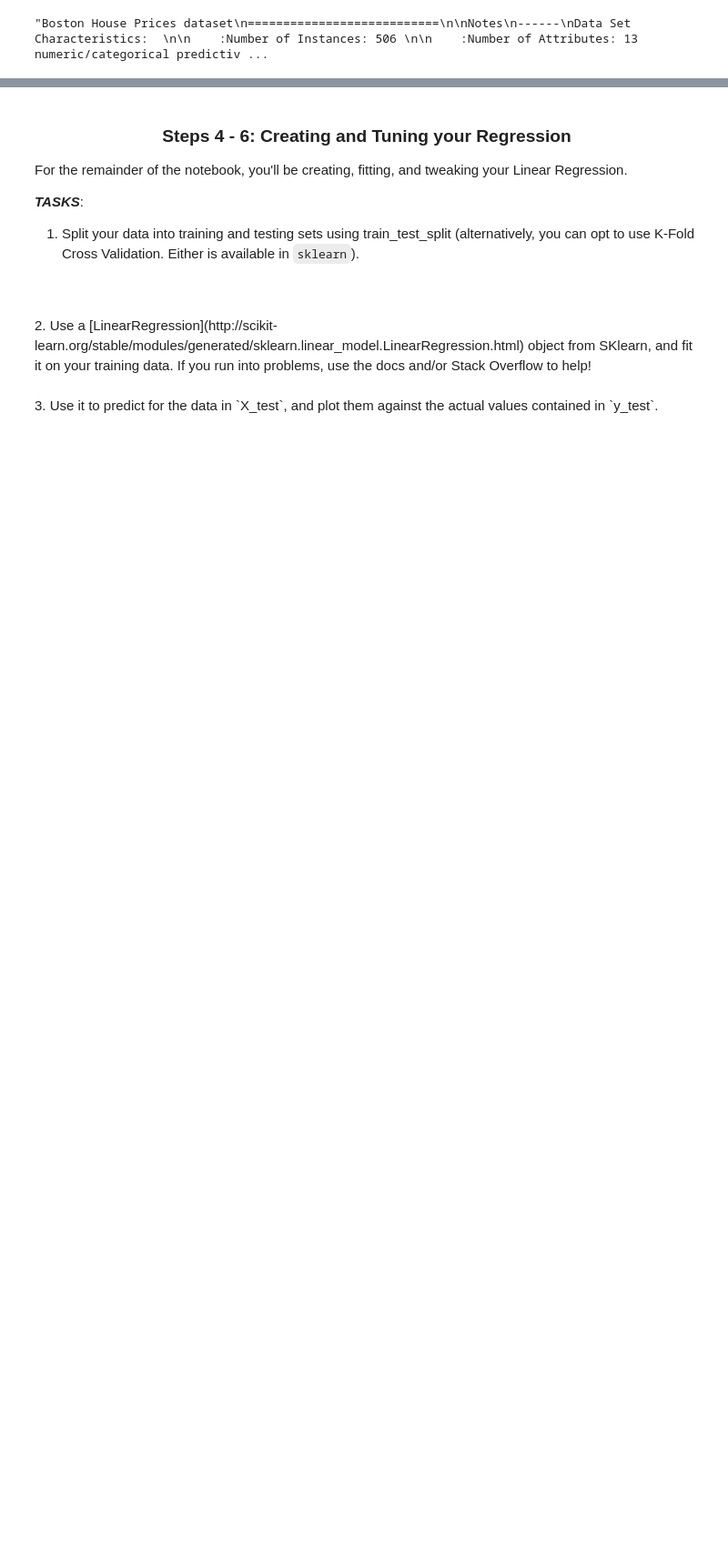
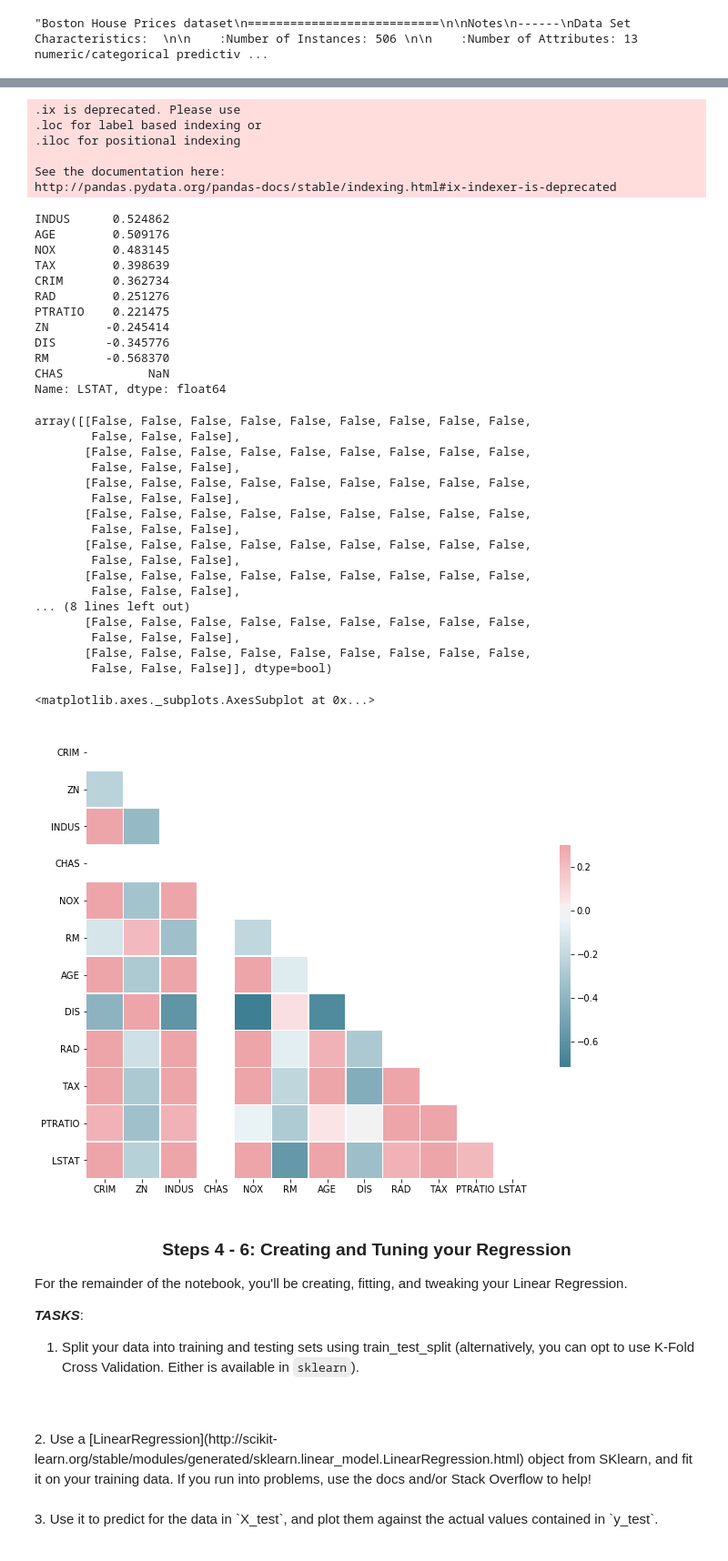
Before and after one commit to JSitter/DS-2-Machine-Learning, a Jupyter notebook: 04_Regression_Techniques.ipynb, the cells around one changed output, grey strips where cells are left out. Shown: that part at 91% size. Cells and saved outputs as stored; diff of their text form; code cells hidden in the pictures; blank space fills up the shorter version.

Commit message:
added linear regression and heat map

```diff
--- a/04_Regression_Techniques.ipynb
+++ b/04_Regression_Techniques.ipynb
@@ -301,6 +310,9 @@ display(len(outdf))
 
 outdf = outdf.drop(["Outlier"], axis=1)
 display(outdf.describe())
+
+target = outdf["Target"]
+outdf = outdf.drop(["Target"], axis=1)
 # %% [output]
 |  | CRIM | ZN | INDUS | CHAS | NOX | RM | AGE | DIS | RAD | TAX | PTRATIO | ... |
 | count | 342.000000 | 342.000000 | 342.000000 | 342.0 | 342.000000 | 342.000000 | 342.000000 | 342.000000 | 342.000000 | 342.000000 | 342.000000 | ... |
@@ -355,0 +366,35 @@ import matplotlib.pyplot as plt
+# %%
+import seaborn as sns
+import numpy as np
+import matplotlib.pyplot as plt
+%matplotlib inline
+print("number of nans in dataset...")
+display(outdf.isnull().values.sum())
+# Create a heatmap using sns.linearmodels.corrplot(), or sns.heatmap().  If you use .heatmap(), you'll need to
+# create a correlation matrix by using np.corrcoef() on your data.
+
+#The following is heavily influenced by the seaborn documentation
+#computer correlation matrix
+
+#multicolinearity and colinearity not desired
+corr = outdf.corr(method="pearson")
+
+corr_with_target = corr.ix[-1][:-1]
+# attributes sorted from the most predictive
+predictivity = corr_with_target.sort_values(ascending=False)
+display(predictivity)
+
+#Generate Mask for upper triangle
+mask = np.zeros_like(corr, dtype=np.bool)
+display(mask)
+mask[np.triu_indices_from(mask)] = True
+
+#Set the matplotlib figure
+f, ax = plt.subplots(figsize=(11, 9))
+
+#Generate a custom diverging colormap
+cmap = sns.diverging_palette(220, 10, as_cmap=True)
+
+#draw the heatmap with the mask and correct aspect ratio
+sns.heatmap(corr, mask=mask, cmap=cmap, vmax=.3, center=0, square=True, linewidths=.5, cbar_kws={"shrink": .5})
+# %% [output]
@@ -356,3 +403,40 @@ import matplotlib.pyplot as plt
+.ix is deprecated. Please use
+.loc for label based indexing or
+.iloc for positional indexing
+
+See the documentation here:
+http://pandas.pydata.org/pandas-docs/stable/indexing.html#ix-indexer-is-deprecated
+INDUS      0.524862
+AGE        0.509176
+NOX        0.483145
+TAX        0.398639
+CRIM       0.362734
+RAD        0.251276
+PTRATIO    0.221475
+ZN        -0.245414
+DIS       -0.345776
+RM        -0.568370
+CHAS            NaN
+Name: LSTAT, dtype: float64
+array([[False, False, False, False, False, False, False, False, False,
+        False, False, False],
+       [False, False, False, False, False, False, False, False, False,
+        False, False, False],
+       [False, False, False, False, False, False, False, False, False,
+        False, False, False],
+       [False, False, False, False, False, False, False, False, False,
+        False, False, False],
+       [False, False, False, False, False, False, False, False, False,
+        False, False, False],
+       [False, False, False, False, False, False, False, False, False,
+        False, False, False],
+... (8 lines left out)
+       [False, False, False, False, False, False, False, False, False,
+        False, False, False],
+       [False, False, False, False, False, False, False, False, False,
+        False, False, False]], dtype=bool)
+<matplotlib.axes._subplots.AxesSubplot at 0x...>
+[figure, added]
 # %% [markdown]
 <center><h3>Steps 4 - 6: Creating and Tuning your Regression</h3></center>
 
```
Also changed, not shown: parts of 9 cells of this notebook, 1 other file.
